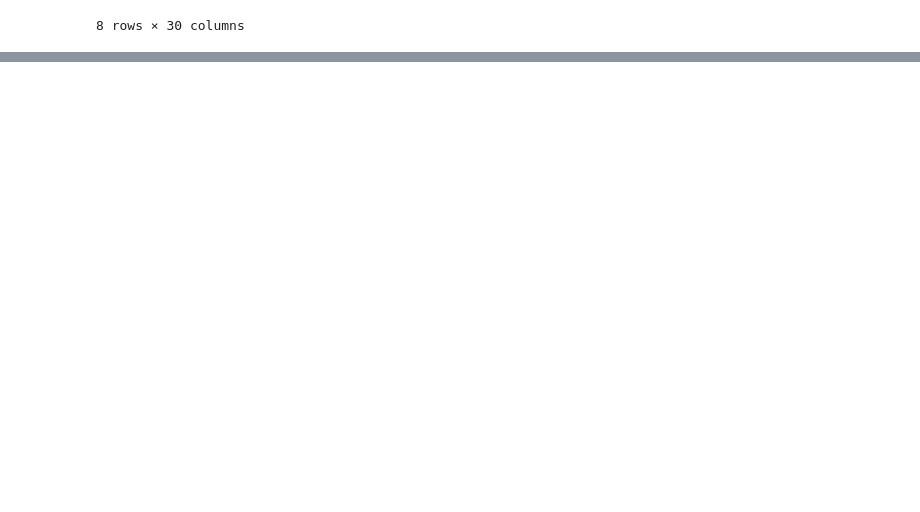
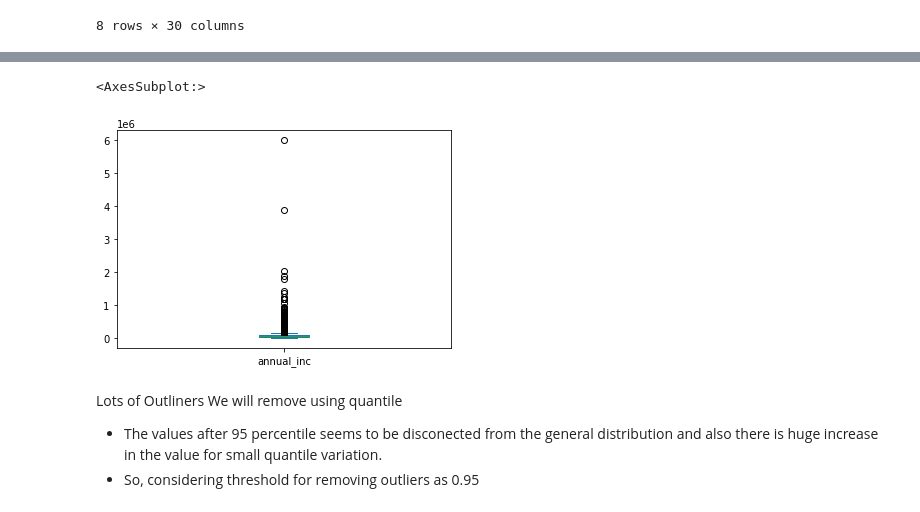
Before and after one commit to ShwetaRRao2511/EDAAssignment, a Jupyter notebook: Lending_Club_UseCase.ipynb, the cells around one changed output, grey strips where cells are left out. Drawn from its saved outputs; the diff is of its cells as text; code cells hidden in the pictures; blank space fills up the shorter version.

```diff
--- a/Lending_Club_UseCase.ipynb
+++ b/Lending_Club_UseCase.ipynb
@@ -390,0 +592,12 @@ df.describe()
+# %%
+df['annual_inc'].plot.box()
+# %% [output]
+<AxesSubplot:>
+[figure, added]
+# %% [markdown]
+Lots of Outliners
+We will remove using quantile
+<ul>
+   <li> The values after 95 percentile seems to be disconected from the general distribution and also there is huge increase in the value for small quantile variation.</li>
+<li>So, considering threshold for removing outliers as 0.95</li>
+</ul>
```
Also changed, not shown: parts of 48 cells of this notebook.
